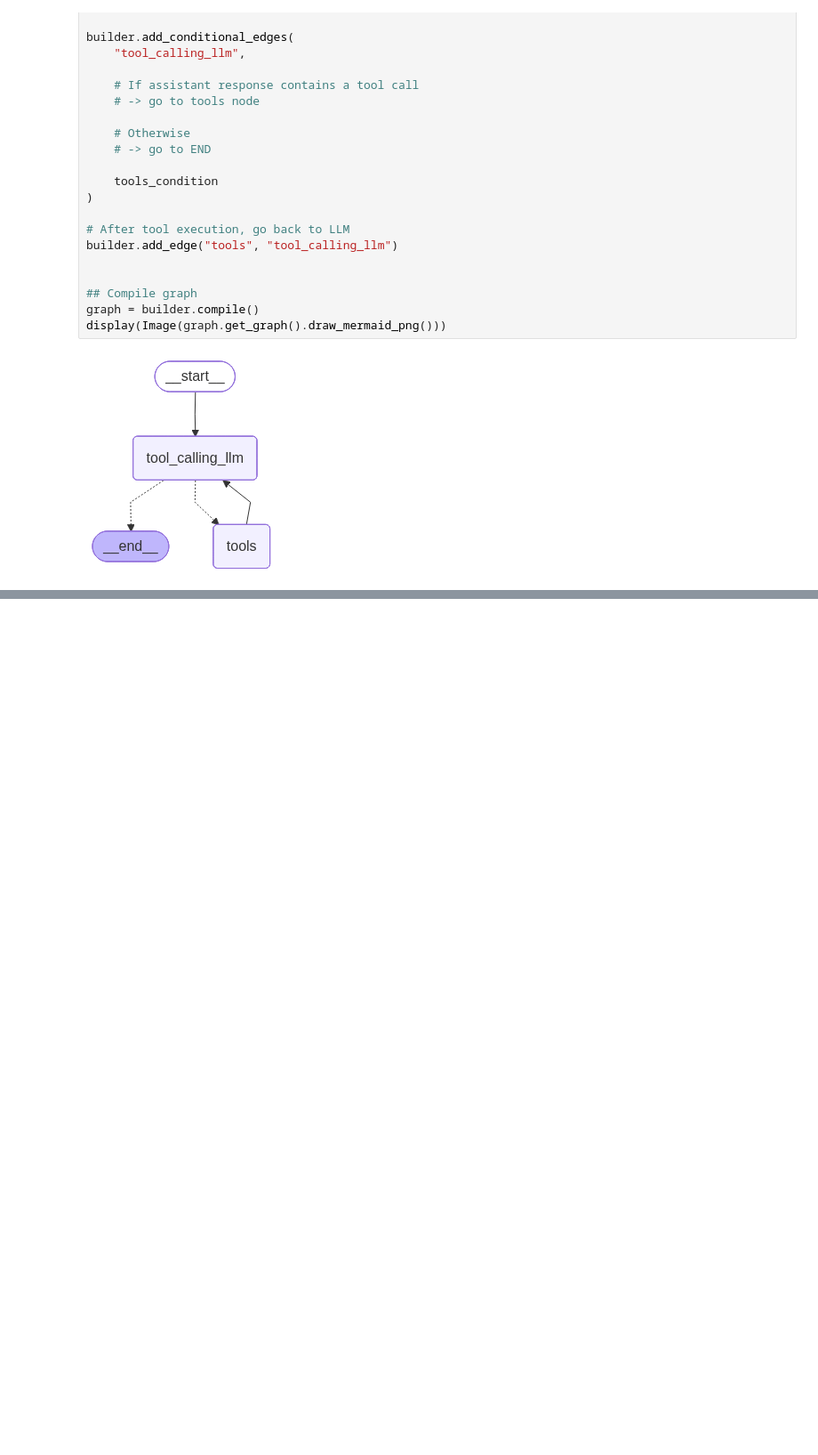
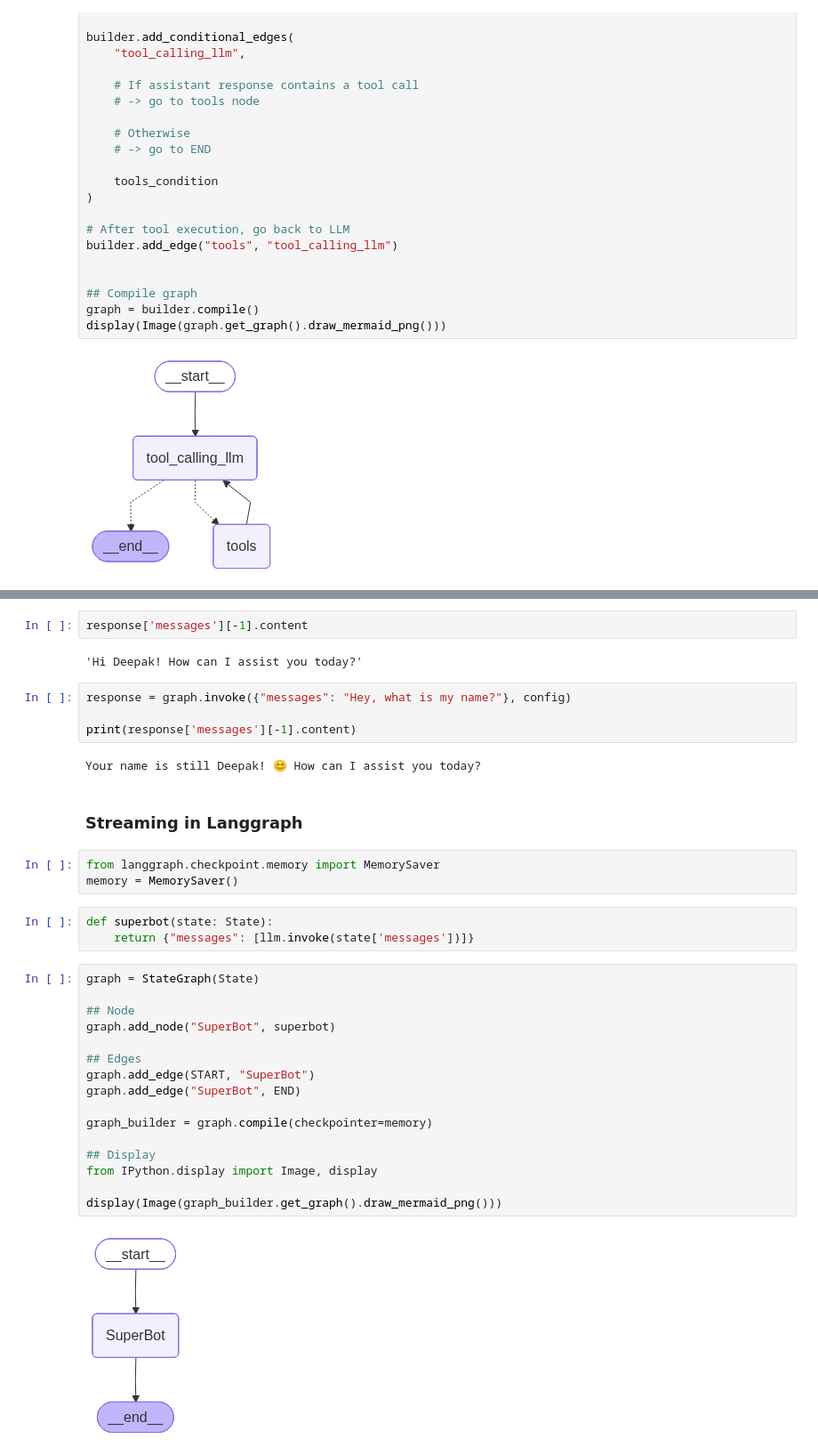
Before and after one commit to deepak04iiitn/Agentic-AI-Learning, a Jupyter notebook: langgraph/1-BasicChatbot/1-basicchatbot.ipynb, the cells around one changed output, grey strips where cells are left out. Shown at 89% size. Cells and saved outputs as stored; diff of their text form; blank space fills up the shorter version.

Commit message:
feat: learned and implemented memory, streaming in langgraph

```diff
--- a/langgraph/1-BasicChatbot/1-basicchatbot.ipynb
+++ b/langgraph/1-BasicChatbot/1-basicchatbot.ipynb
@@ -479,0 +557,36 @@ Tool Calls:
+# %%
+response['messages'][-1].content
+# %% [output]
+'Hi Deepak! How can I assist you today?'
+# %%
+response = graph.invoke({"messages": "Hey, what is my name?"}, config)
+
+print(response['messages'][-1].content)
+# %% [output]
+Your name is still Deepak! 😊 How can I assist you today?
+# %% [markdown]
+### Streaming in Langgraph
+# %%
+from langgraph.checkpoint.memory import MemorySaver
+memory = MemorySaver()
+# %%
+def superbot(state: State):
+    return {"messages": [llm.invoke(state['messages'])]}
+# %%
+graph = StateGraph(State)
+
+## Node
+graph.add_node("SuperBot", superbot)
+
+## Edges
+graph.add_edge(START, "SuperBot")
+graph.add_edge("SuperBot", END)
+
+graph_builder = graph.compile(checkpointer=memory)
+
+## Display
+from IPython.display import Image, display
+
+display(Image(graph_builder.get_graph().draw_mermaid_png()))
+# %% [output]
+[figure, added]
```
Also changed, not shown: parts of 18 cells of this notebook.
